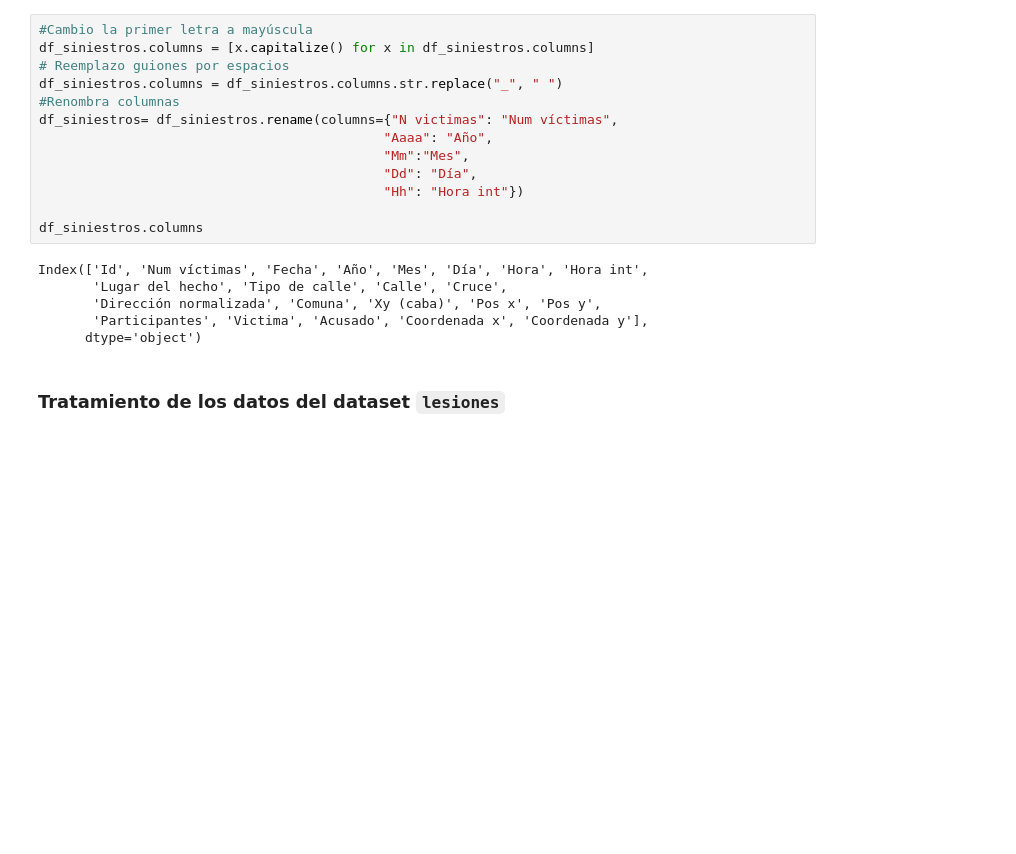
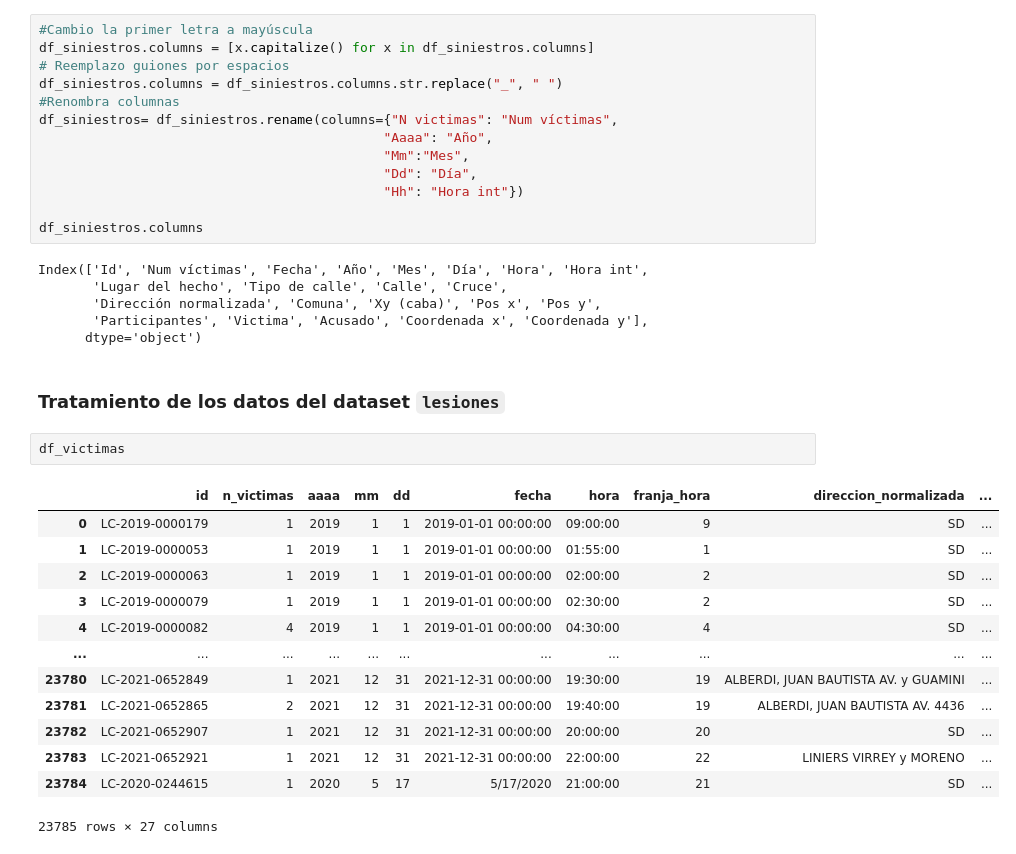
Before and after one commit to JimeFioni/PI-02-Siniestros-Viales, a Jupyter notebook: EDA.ipynb, the cells around one changed output. Drawn from its saved outputs; the diff is of its cells as text; blank space fills up the shorter version.

```diff
--- a/EDA.ipynb
+++ b/EDA.ipynb
@@ -217,3 +217,19 @@ Index(['Id', 'Num víctimas', 'Fecha', 'Año', 'Mes', 'Día', 'Hora', 'Hora int'
       dtype='object')
 # %% [markdown]
 ### Tratamiento de los datos del dataset `lesiones`
+# %%
+df_victimas
+# %% [output]
+|  | id | n_victimas | aaaa | mm | dd | fecha | hora | franja_hora | direccion_normalizada | ... |
+| 0 | LC-2019-0000179 | 1 | 2019 | 1 | 1 | 2019-01-01 00:00:00 | 09:00:00 | 9 | SD | ... |
+| 1 | LC-2019-0000053 | 1 | 2019 | 1 | 1 | 2019-01-01 00:00:00 | 01:55:00 | 1 | SD | ... |
+| 2 | LC-2019-0000063 | 1 | 2019 | 1 | 1 | 2019-01-01 00:00:00 | 02:00:00 | 2 | SD | ... |
+| 3 | LC-2019-0000079 | 1 | 2019 | 1 | 1 | 2019-01-01 00:00:00 | 02:30:00 | 2 | SD | ... |
+| 4 | LC-2019-0000082 | 4 | 2019 | 1 | 1 | 2019-01-01 00:00:00 | 04:30:00 | 4 | SD | ... |
+| ... | ... | ... | ... | ... | ... | ... | ... | ... | ... | ... |
+| 23780 | LC-2021-0652849 | 1 | 2021 | 12 | 31 | 2021-12-31 00:00:00 | 19:30:00 | 19 | ALBERDI, JUAN BAUTISTA AV. y GUAMINI | ... |
+| 23781 | LC-2021-0652865 | 2 | 2021 | 12 | 31 | 2021-12-31 00:00:00 | 19:40:00 | 19 | ALBERDI, JUAN BAUTISTA AV. 4436 | ... |
+| 23782 | LC-2021-0652907 | 1 | 2021 | 12 | 31 | 2021-12-31 00:00:00 | 20:00:00 | 20 | SD | ... |
+| 23783 | LC-2021-0652921 | 1 | 2021 | 12 | 31 | 2021-12-31 00:00:00 | 22:00:00 | 22 | LINIERS VIRREY y MORENO | ... |
+| 23784 | LC-2020-0244615 | 1 | 2020 | 5 | 17 | 5/17/2020 | 21:00:00 | 21 | SD | ... |
+23785 rows × 27 columns
```
Also changed, not shown: parts of 1 cell of this notebook.
